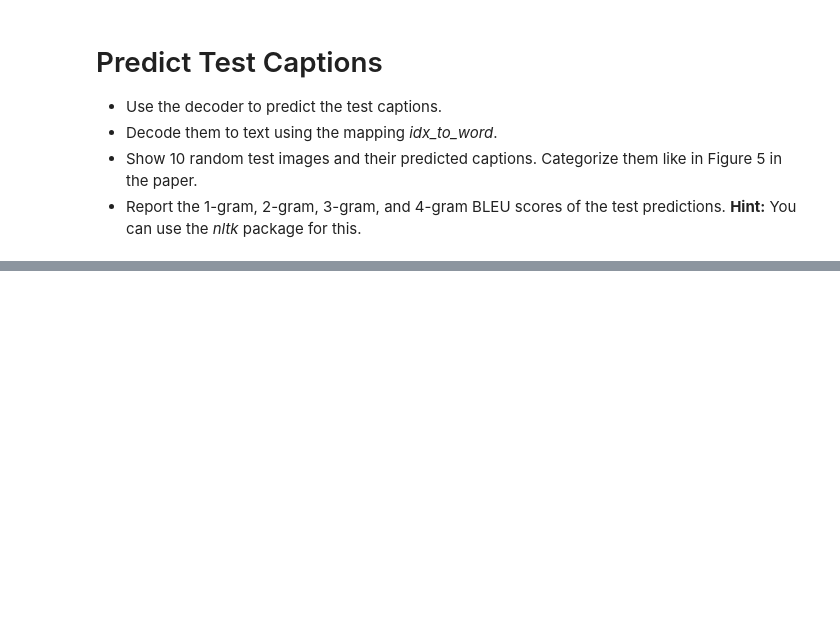
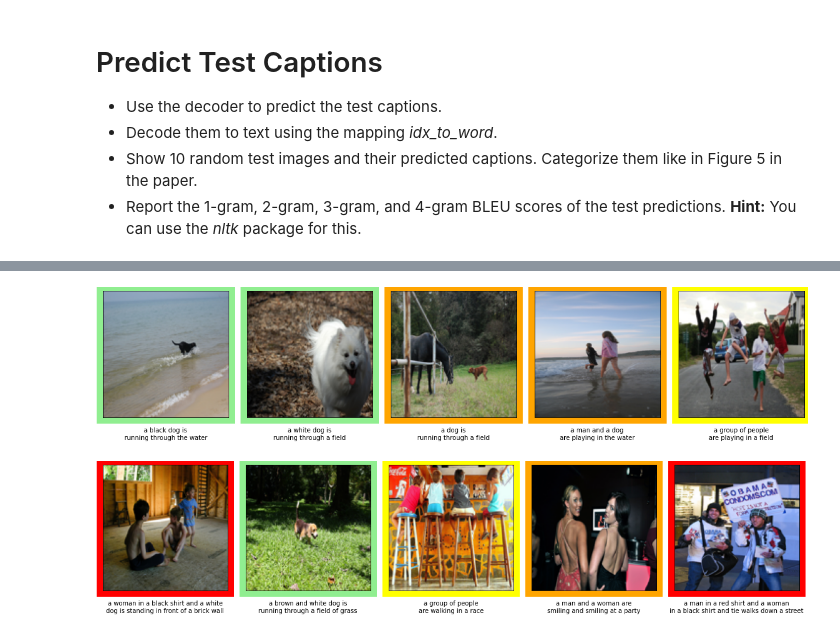
Before and after one commit to tommasobonomo/deeplearning-assignments, a Jupyter notebook: Assignment 3/Assignment_3_2.ipynb, the cells around one changed output, grey strips where cells are left out. Drawn from its saved outputs; the diff is of its cells as text; code cells hidden in the pictures; blank space fills up the shorter version.

Commit message:
add answers to questions, fix visualization images

```diff
--- a/Assignment 3/Assignment_3_2.ipynb
+++ b/Assignment 3/Assignment_3_2.ipynb
@@ -553,13 +549,0 @@ Predicting...
-# %%
-import matplotlib.pyplot as plt
-
-np.random.seed(123)
-random_idxs = np.random.randint(0, 1000, size = (10))
-
-for i in random_idxs:
-  caption = ' '.join(pred_captions[i]).split('_')[0]
-
-  plt.imshow(test_images[i])
-  plt.xticks([]), plt.yticks([])
-  plt.xlabel(caption)
-  plt.show()
@@ -576,0 +550,54 @@ for i in random_idxs:
+# %%
+# ...
+import matplotlib.pyplot as plt
+from mpl_toolkits.axes_grid1 import ImageGrid
+from typing import List
+
+def show_row_of_imgs(
+    imgs_idxs: np.ndarray,
+    pred_captions: np.ndarray,
+    edges: List
+):
+  # canvas initialization
+  fig = plt.figure(figsize=(20., 80.))
+  grid = ImageGrid(fig, 111, nrows_ncols=(1, 5), axes_pad=0.4)
+
+  # fitting images into grid
+  for enum_i, (ax, i) in enumerate(zip(grid, imgs_idxs)):
+      ax.imshow(test_images[i])
+      ax.set_xticks([]), ax.set_yticks([])
+
+      # elaborating caption
+      caption = np.delete(pred_captions[i], np.where(pred_captions[i] == '_'))
+      first_half, second_half = caption[:len(caption)//2], caption[len(caption)//2:]
+      first_half, second_half = ' '.join(first_half), ' '.join(second_half)
+      final_caption = first_half + '\n' + second_half
+      final_caption = final_caption.split('_')[0]
+      ax.set_xlabel('\n' + final_caption)
+
+      # set frame
+      ax.patch.set_edgecolor(edges[enum_i])
+      ax.patch.set_linewidth('20')
+
+  plt.show()
+
+# generate predictions
+print('Predicting...')
+predictions = decoder.predict(test_codes, verbose=1, batch_size=100)
+
+# transform indexes in words
+captionize = lambda x: idx_to_word[x]
+pred_captions = np.vectorize(captionize)(predictions)
+
+# take 10 random images
+np.random.seed(456)
+random_idxs = np.random.randint(0, 1000, size = (10))
+
+# visualize results
+print('')
+edges_first_half = ['lightgreen', 'lightgreen', 'orange', 'orange', 'yellow']
+edges_second_half = ['red', 'lightgreen', 'yellow', 'orange', 'red']
+show_row_of_imgs(random_idxs[:5], pred_captions, edges_first_half)
+show_row_of_imgs(random_idxs[5:], pred_captions, edges_second_half)
+# ...
+# %% [output]
@@ -576,0 +606,2 @@ for i in random_idxs:
+[figure, added]
+[figure, added]
```
Also changed, not shown: parts of 11 cells of this notebook.
